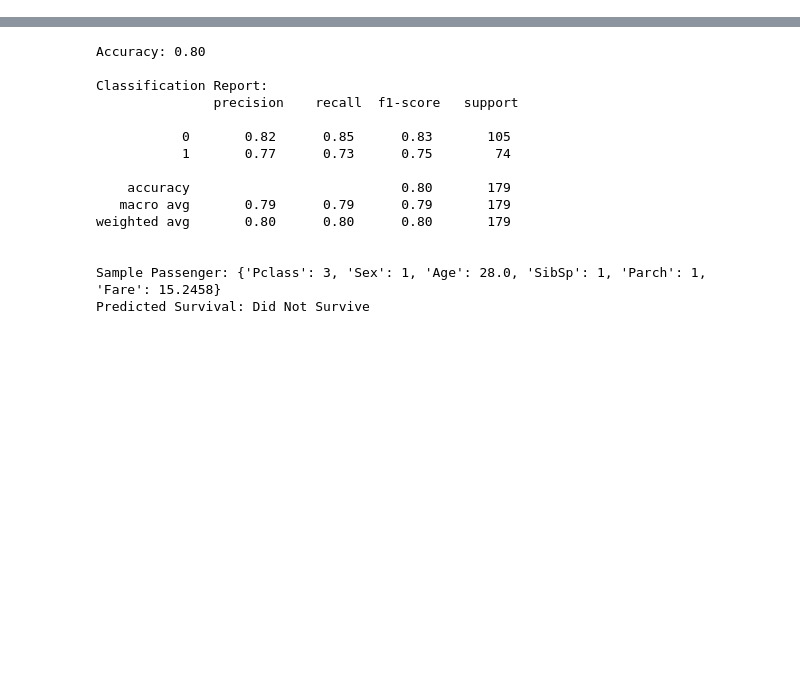
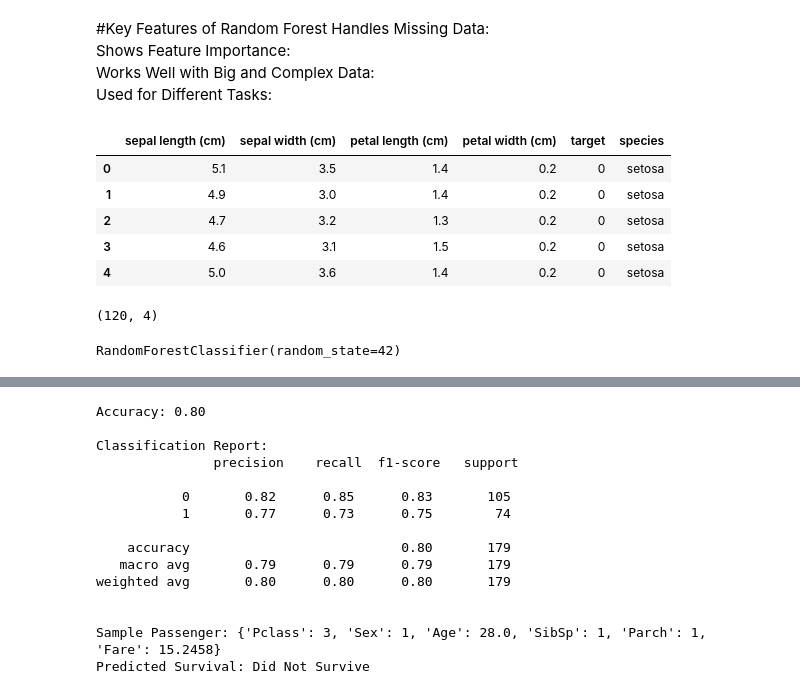
Before and after one commit to Arif111866/Machine_learning_LAB, a Jupyter notebook: Random_forest_ML.ipynb, the cells around one changed output, grey strips where cells are left out. Cells and saved outputs as stored; diff of their text form; code cells hidden in the pictures; blank space fills up the shorter version.

```diff
--- a/Random_forest_ML.ipynb
+++ b/Random_forest_ML.ipynb
@@ -2,0 +12,6 @@
+# %% [markdown]
+#Key Features of Random Forest
+Handles Missing Data: <br>
+Shows Feature Importance:  <br>
+Works Well with Big and Complex Data: <br>
+Used for Different Tasks:
@@ -2,0 +28,17 @@
+# %%
+iris = load_iris()
+
+# Convert to DataFrame for convenience
+iris_data = pd.DataFrame(iris.data, columns=iris.feature_names)
+iris_data['target'] = iris.target
+
+# Map target integers to species names (optional but clearer)
+iris_data['species'] = iris_data['target'].map(dict(enumerate(iris.target_names)))
+iris_data.head()
+# %% [output]
+|  | sepal length (cm) | sepal width (cm) | petal length (cm) | petal width (cm) | target | species |
+| 0 | 5.1 | 3.5 | 1.4 | 0.2 | 0 | setosa |
+| 1 | 4.9 | 3.0 | 1.4 | 0.2 | 0 | setosa |
+| 2 | 4.7 | 3.2 | 1.3 | 0.2 | 0 | setosa |
+| 3 | 4.6 | 3.1 | 1.5 | 0.2 | 0 | setosa |
+| 4 | 5.0 | 3.6 | 1.4 | 0.2 | 0 | setosa |
@@ -2,0 +52,10 @@
+# %%
+# X_test.shape
+X_train.shape
+# %% [output]
+(120, 4)
+# %%
+rf_classifier = RandomForestClassifier(n_estimators=100, random_state=42)
+rf_classifier.fit(X_train, y_train)
+# %% [output]
+RandomForestClassifier(random_state=42)
```
Also changed, not shown: parts of 11 cells of this notebook.
